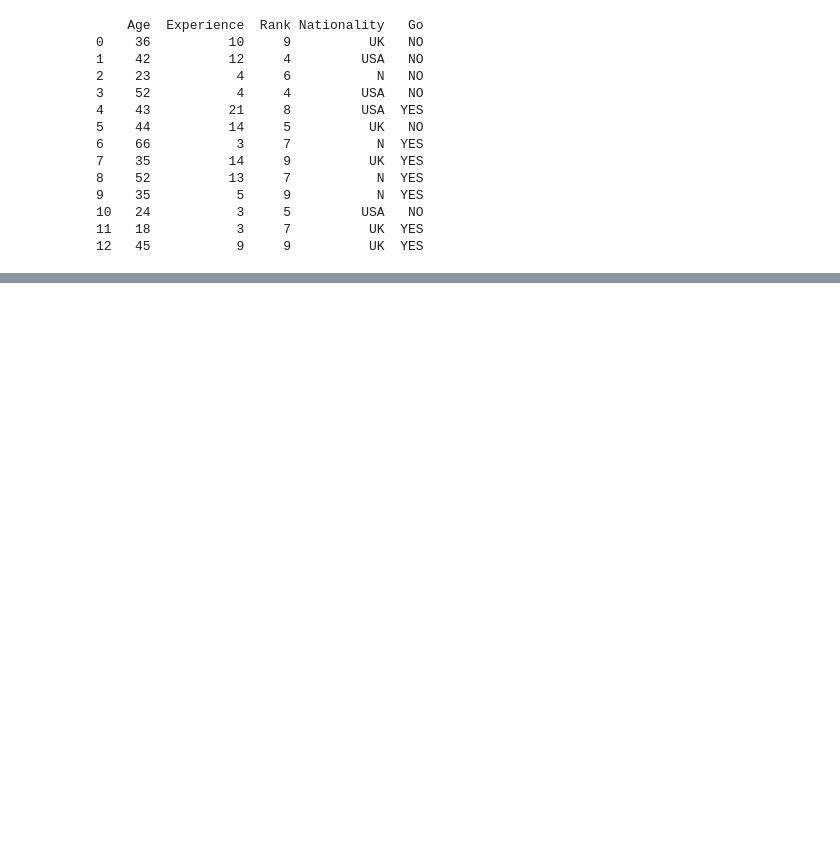
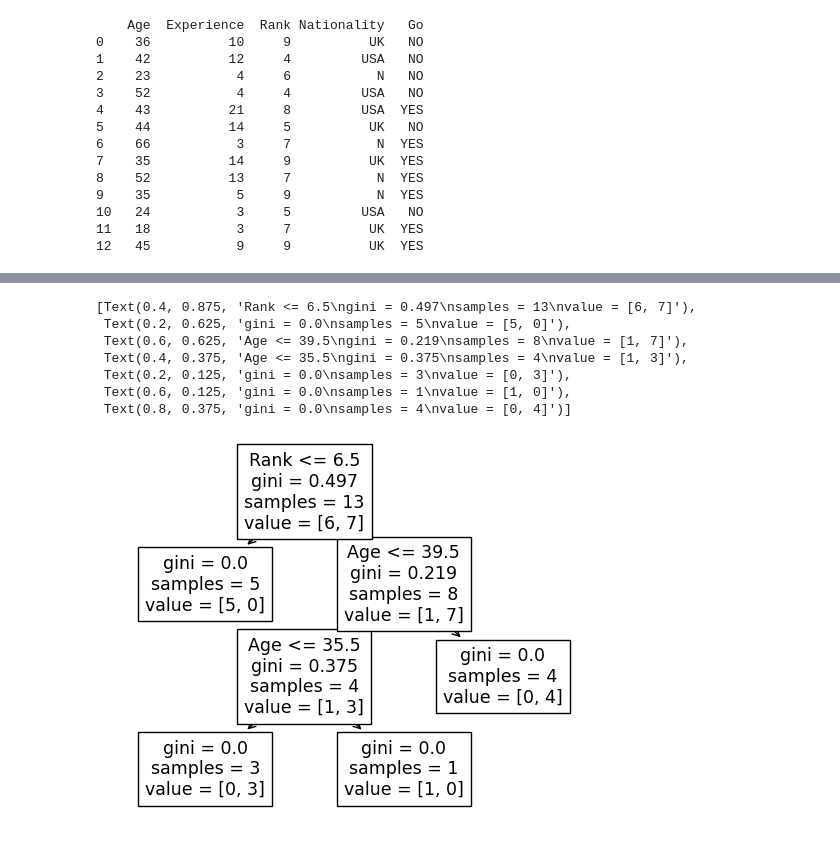
Before and after one commit to tuccr/W3AI, a Jupyter notebook: notebook.ipynb, the cells around one changed output, grey strips where cells are left out. Cells and saved outputs as stored; diff of their text form; code cells hidden in the pictures; blank space fills up the shorter version.

```diff
--- a/notebook.ipynb
+++ b/notebook.ipynb
@@ -295,0 +298,9 @@ print(df)
+# %%
+# We're going to have a feature and a target column, so we try to predict targets column based on feature column
+features = ['Age', 'Experience', 'Rank', 'Nationality']
+
+X = df[features]
+y = df['Go']
+
+print(X)
+print(y)
@@ -295,0 +325,16 @@ print(df)
+# %%
+# Taking mapped data and creating the decision tree
+
+dtree = DecisionTreeClassifier()
+dtree = dtree.fit(X, y)
+
+tree.plot_tree(dtree, feature_names=features)
+# %% [output]
+[Text(0.4, 0.875, 'Rank <= 6.5\ngini = 0.497\nsamples = 13\nvalue = [6, 7]'),
+ Text(0.2, 0.625, 'gini = 0.0\nsamples = 5\nvalue = [5, 0]'),
+ Text(0.6, 0.625, 'Age <= 39.5\ngini = 0.219\nsamples = 8\nvalue = [1, 7]'),
+ Text(0.4, 0.375, 'Age <= 35.5\ngini = 0.375\nsamples = 4\nvalue = [1, 3]'),
+ Text(0.2, 0.125, 'gini = 0.0\nsamples = 3\nvalue = [0, 3]'),
+ Text(0.6, 0.125, 'gini = 0.0\nsamples = 1\nvalue = [1, 0]'),
+ Text(0.8, 0.375, 'gini = 0.0\nsamples = 4\nvalue = [0, 4]')]
+[figure, added]
```
Also changed, not shown: parts of 4 cells of this notebook.
